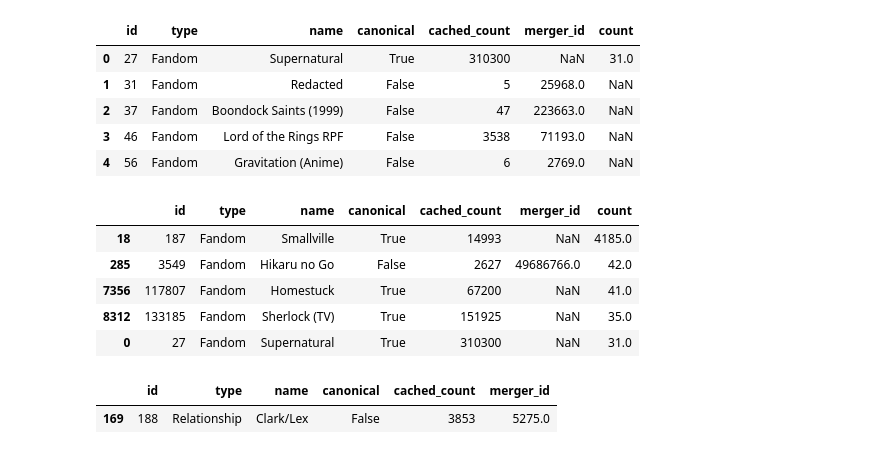
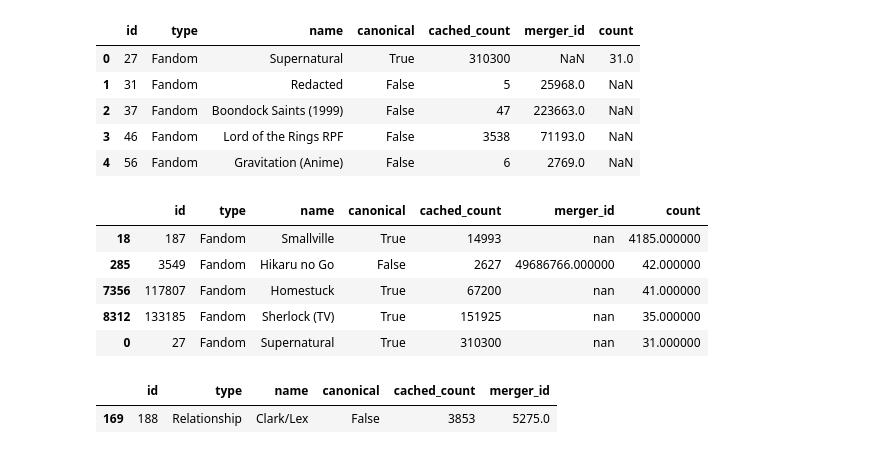
Before and after one commit to joelleneyap/fandomstudies, a Jupyter notebook: fic_spikes.ipynb, the cells around one changed output. Saved outputs shown, nothing was run; the diff lists cells and outputs as text; code cells hidden in the pictures.

```diff
--- a/fic_spikes.ipynb
+++ b/fic_spikes.ipynb
@@ -183,15 +183,16 @@ fandom_counts_spike_2012_works.head()
 # %%
 # SORT YAY
 
 fandom_counts_spike_2012_works = fandom_counts_spike_2012_works.sort_values(by='count', ascending=False)
-fandom_counts_spike_2012_works.head()
+fandom_counts_spike_2012_works.head().style.set_properties(**{'background-color': '#EBE9E1',
+                                                              'color': 'black'})
 # %% [output]
 |  | id | type | name | canonical | cached_count | merger_id | count |
-| 18 | 187 | Fandom | Smallville | True | 14993 | NaN | 4185.0 |
-| 285 | 3549 | Fandom | Hikaru no Go | False | 2627 | 49686766.0 | 42.0 |
-| 7356 | 117807 | Fandom | Homestuck | True | 67200 | NaN | 41.0 |
-| 8312 | 133185 | Fandom | Sherlock (TV) | True | 151925 | NaN | 35.0 |
-| 0 | 27 | Fandom | Supernatural | True | 310300 | NaN | 31.0 |
+| 18 | 187 | Fandom | Smallville | True | 14993 | nan | 4185.000000 |
+| 285 | 3549 | Fandom | Hikaru no Go | False | 2627 | 49686766.000000 | 42.000000 |
+| 7356 | 117807 | Fandom | Homestuck | True | 67200 | nan | 41.000000 |
+| 8312 | 133185 | Fandom | Sherlock (TV) | True | 151925 | nan | 35.000000 |
+| 0 | 27 | Fandom | Supernatural | True | 310300 | nan | 31.000000 |
 # %%
 tags[tags['id'] == 188]
 # %% [output]
```
Also changed, not shown: parts of 4 cells of this notebook.
